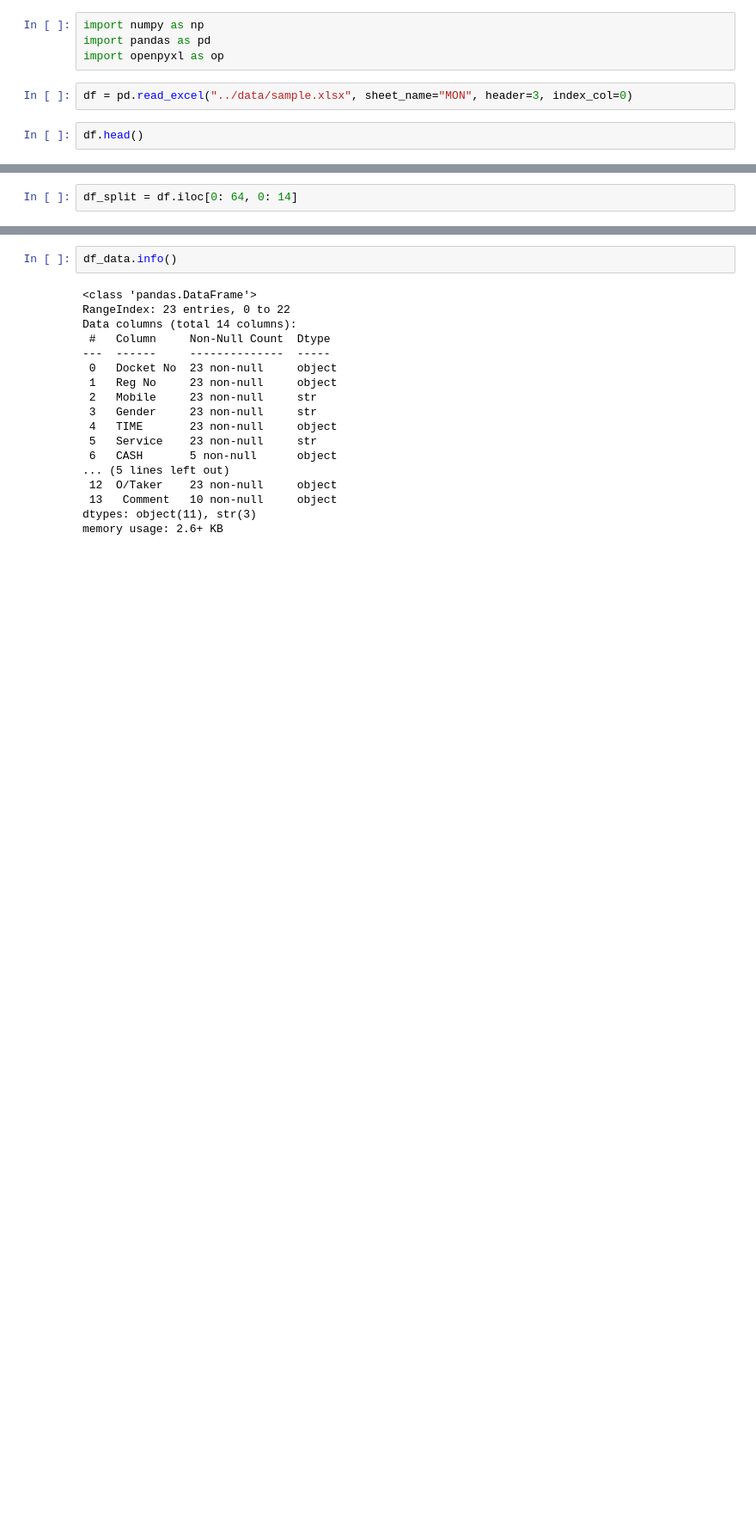
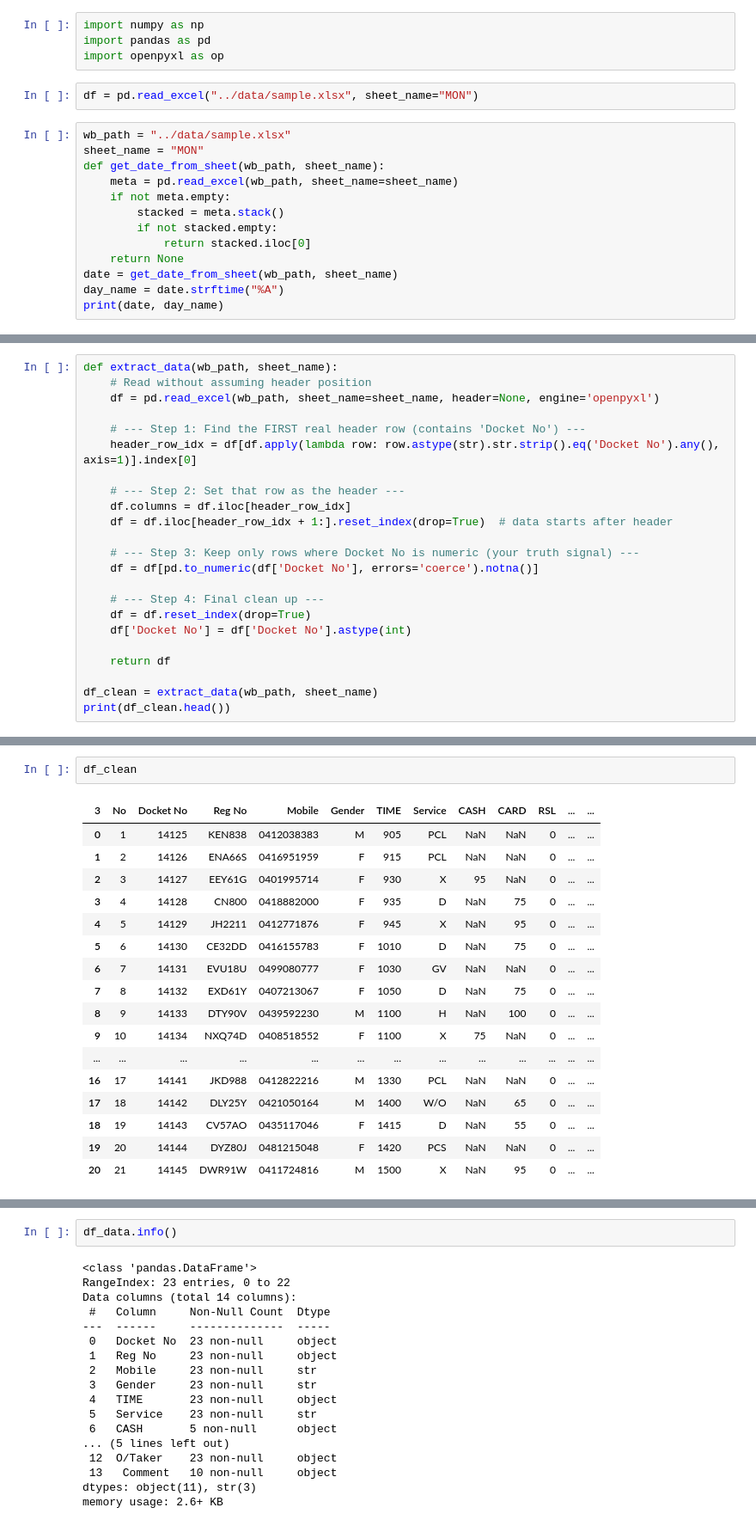
Before and after one commit to AXBOUF/xtream, a Jupyter notebook: notebooks/env.ipynb, the cells around one changed output, grey strips where cells are left out. Shown at 86% size. Drawn from its saved outputs; the diff is of its cells as text; blank space fills up the shorter version.

```diff
--- a/notebooks/env.ipynb
+++ b/notebooks/env.ipynb
@@ -12,7 +12,18 @@ import numpy as np
 import pandas as pd
 import openpyxl as op
 # %%
-df = pd.read_excel("../data/sample.xlsx", sheet_name="MON", header=3, index_col=0)
+df = pd.read_excel("../data/sample.xlsx", sheet_name="MON")
 # %%
-df.head()
+wb_path = "../data/sample.xlsx"
+sheet_name = "MON"
+def get_date_from_sheet(wb_path, sheet_name):
+    meta = pd.read_excel(wb_path, sheet_name=sheet_name)
+    if not meta.empty:
+        stacked = meta.stack()
+        if not stacked.empty:
+            return stacked.iloc[0]
+    return None
+date = get_date_from_sheet(wb_path, sheet_name)
+day_name = date.strftime("%A")
+print(date, day_name)
 # %% [output]
@@ -48,2 +31,23 @@ df.iloc[0:21, 0:14]
 # %%
-df_split = df.iloc[0: 64, 0: 14]
+def extract_data(wb_path, sheet_name):
+    # Read without assuming header position
+    df = pd.read_excel(wb_path, sheet_name=sheet_name, header=None, engine='openpyxl')
+
+    # --- Step 1: Find the FIRST real header row (contains 'Docket No') ---
+    header_row_idx = df[df.apply(lambda row: row.astype(str).str.strip().eq('Docket No').any(), axis=1)].index[0]
+
+    # --- Step 2: Set that row as the header ---
+    df.columns = df.iloc[header_row_idx]
+    df = df.iloc[header_row_idx + 1:].reset_index(drop=True)  # data starts after header
+
+    # --- Step 3: Keep only rows where Docket No is numeric (your truth signal) ---
+    df = df[pd.to_numeric(df['Docket No'], errors='coerce').notna()]
+
+    # --- Step 4: Final clean up ---
+    df = df.reset_index(drop=True)
+    df['Docket No'] = df['Docket No'].astype(int)
+
+    return df
+
+df_clean = extract_data(wb_path, sheet_name)
+print(df_clean.head())
@@ -49,0 +70,20 @@ df_split = df.iloc[0: 64, 0: 14]
+# %%
+df_clean
+# %% [output]
+| 3 | No | Docket No | Reg No | Mobile | Gender | TIME | Service | CASH | CARD | RSL | ... | ... |
+| 0 | 1 | 14125 | KEN838 | 0412038383 | M | 905 | PCL | NaN | NaN | 0 | ... | ... |
+| 1 | 2 | 14126 | ENA66S | 0416951959 | F | 915 | PCL | NaN | NaN | 0 | ... | ... |
+| 2 | 3 | 14127 | EEY61G | 0401995714 | F | 930 | X | 95 | NaN | 0 | ... | ... |
+| 3 | 4 | 14128 | CN800 | 0418882000 | F | 935 | D | NaN | 75 | 0 | ... | ... |
+| 4 | 5 | 14129 | JH2211 | 0412771876 | F | 945 | X | NaN | 95 | 0 | ... | ... |
+| 5 | 6 | 14130 | CE32DD | 0416155783 | F | 1010 | D | NaN | 75 | 0 | ... | ... |
+| 6 | 7 | 14131 | EVU18U | 0499080777 | F | 1030 | GV | NaN | NaN | 0 | ... | ... |
+| 7 | 8 | 14132 | EXD61Y | 0407213067 | F | 1050 | D | NaN | 75 | 0 | ... | ... |
+| 8 | 9 | 14133 | DTY90V | 0439592230 | M | 1100 | H | NaN | 100 | 0 | ... | ... |
+| 9 | 10 | 14134 | NXQ74D | 0408518552 | F | 1100 | X | 75 | NaN | 0 | ... | ... |
+| ... | ... | ... | ... | ... | ... | ... | ... | ... | ... | ... | ... | ... |
+| 16 | 17 | 14141 | JKD988 | 0412822216 | M | 1330 | PCL | NaN | NaN | 0 | ... | ... |
+| 17 | 18 | 14142 | DLY25Y | 0421050164 | M | 1400 | W/O | NaN | 65 | 0 | ... | ... |
+| 18 | 19 | 14143 | CV57AO | 0435117046 | F | 1415 | D | NaN | 55 | 0 | ... | ... |
+| 19 | 20 | 14144 | DYZ80J | 0481215048 | F | 1420 | PCS | NaN | NaN | 0 | ... | ... |
+| 20 | 21 | 14145 | DWR91W | 0411724816 | M | 1500 | X | NaN | 95 | 0 | ... | ... |
```
Also changed, not shown: parts of 6 cells of this notebook, 1 other file.
